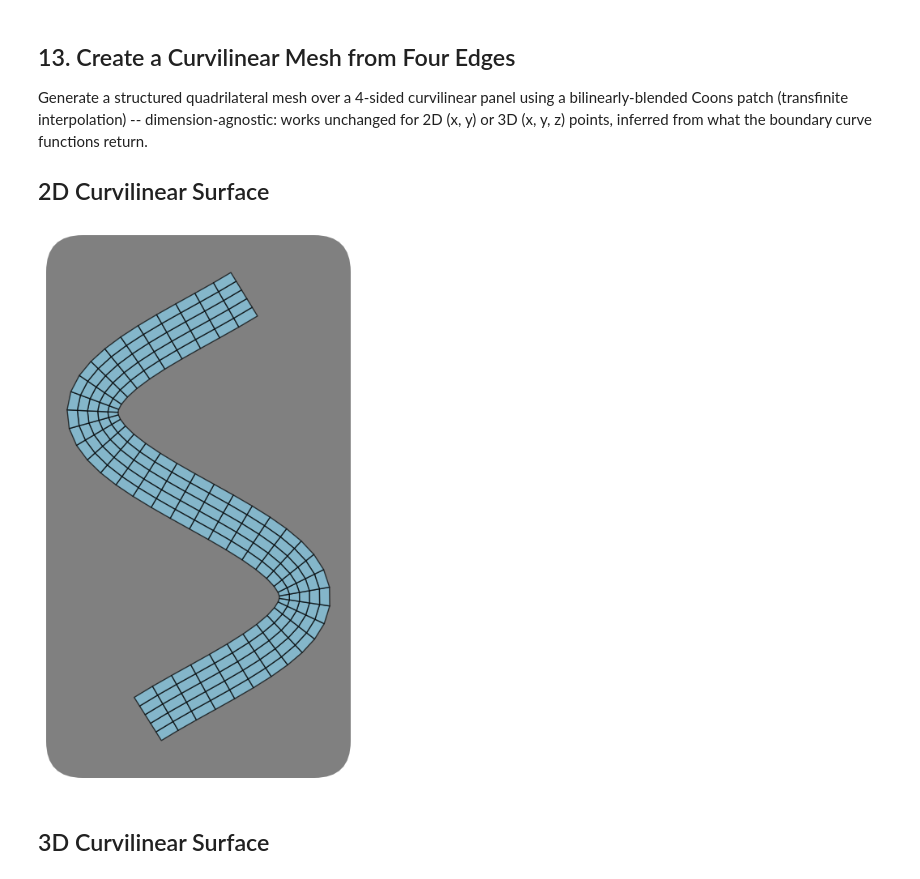
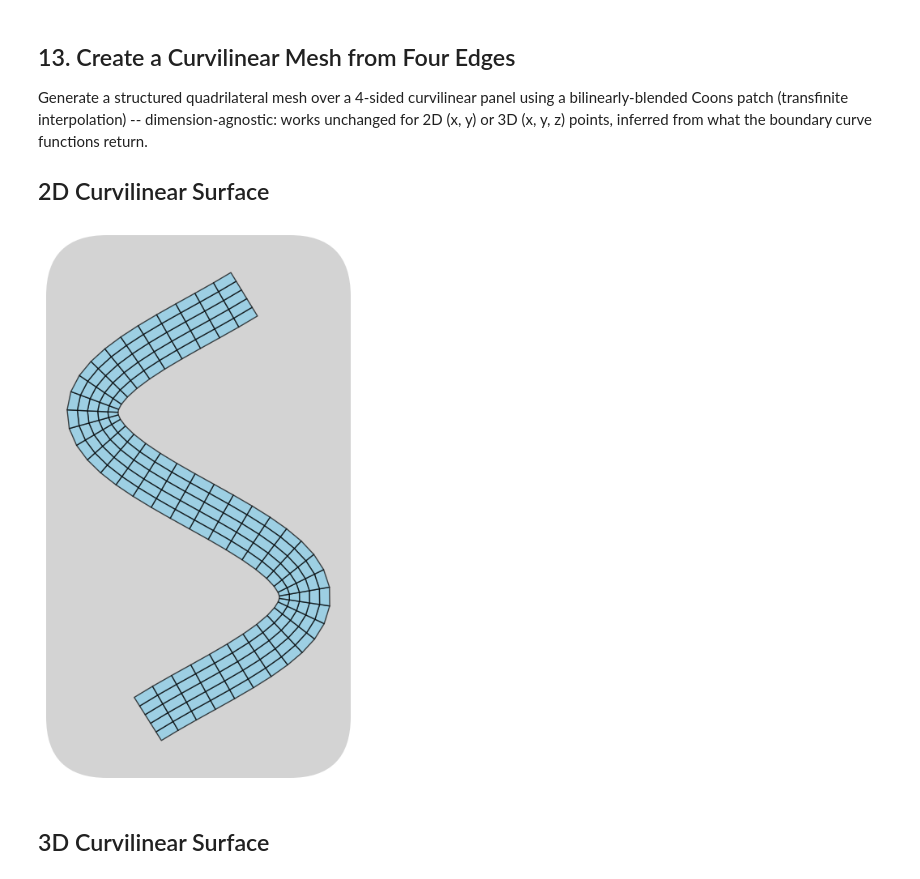
Before and after one commit to ckesanapalli/surfmesh, a Jupyter notebook: examples/README.ipynb, the cells around one changed output. Saved outputs shown, nothing was run; the diff lists cells and outputs as text; code cells hidden in the pictures.

```diff
--- a/examples/README.ipynb
+++ b/examples/README.ipynb
@@ -451,37 +451,37 @@ ax.add_collection(
     )
 )
 
 # Round the outer plot box to soften the rectangular outline
 pad = 0.08
 x0 = x_min - pad * (x_max - x_min)
 y0 = y_min - pad * (y_max - y_min)
 dx = (x_max - x_min) * (1 + 2 * pad)
 dy = (y_max - y_min) * (1 + 2 * pad)
-rounding_size = 0.12 * min(dx, dy)
+rounding_size = 0.2 * min(dx, dy)
 
 bg = FancyBboxPatch(
     (x0, y0),
     dx,
     dy,
     boxstyle=f"round,pad=0,rounding_size={rounding_size}",
-    facecolor="gray",
+    facecolor="lightgray",
     edgecolor="none",
     zorder=0,
 )
 ax.add_patch(bg)
 
 ax.set_xlim(x0, x0 + dx)
 ax.set_ylim(y0, y0 + dy)
 ax.set_frame_on(False)
 ax.set_aspect("equal")
 ax.set_xticks([])
 ax.set_yticks([])
 
 plt.tight_layout()
-plt.savefig("../README_files/logo.png", bbox_inches="tight", dpi=50)
+plt.savefig("../README_files/logo.png", bbox_inches="tight", dpi=50, transparent=True)
 plt.show()
 # %% [output]
-[figure, old version]
+[figure, new version]
 # %% [markdown]
 ## 3D Curvilinear Surface
 # %%
```
Also changed, not shown: 2 other files.
